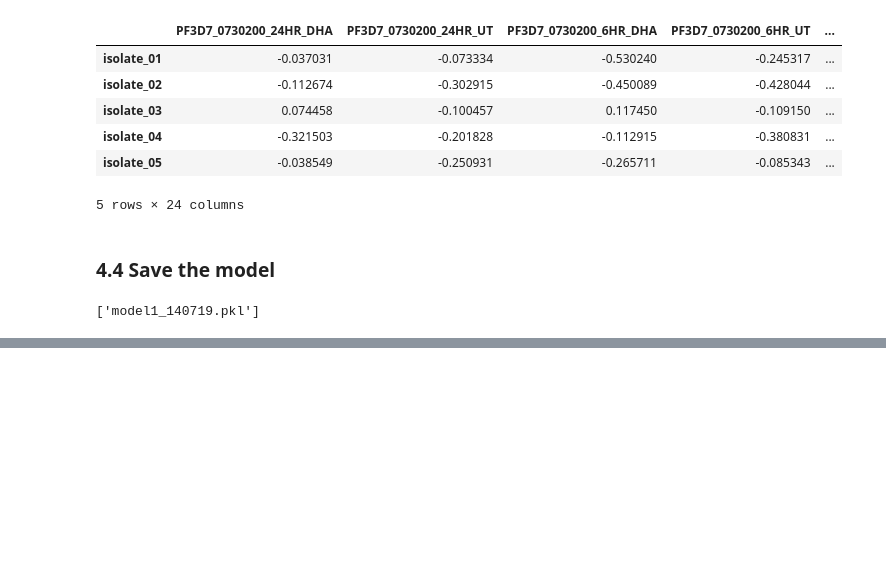
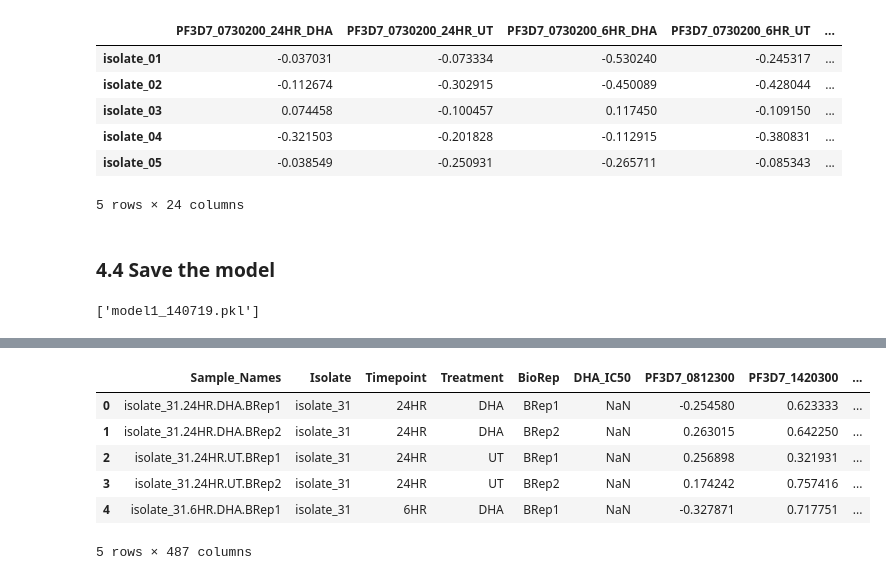
Before and after one commit to Monida/Dream_Challenge_Malaria, a Jupyter notebook: scripts/data_explore.ipynb, the cells around one changed output, grey strips where cells are left out. Cells and saved outputs as stored; diff of their text form; code cells hidden in the pictures; blank space fills up the shorter version.

```diff
--- a/scripts/data_explore.ipynb
+++ b/scripts/data_explore.ipynb
@@ -878,0 +921,11 @@ joblib.dump(model, 'model1_140719.pkl')
+# %%
+filtered_test = test[columns_to_keep_test]
+filtered_test.head()
+# %% [output]
+|  | Sample_Names | Isolate | Timepoint | Treatment | BioRep | DHA_IC50 | PF3D7_0812300 | PF3D7_1420300 | ... |
+| 0 | isolate_31.24HR.DHA.BRep1 | isolate_31 | 24HR | DHA | BRep1 | NaN | -0.254580 | 0.623333 | ... |
+| 1 | isolate_31.24HR.DHA.BRep2 | isolate_31 | 24HR | DHA | BRep2 | NaN | 0.263015 | 0.642250 | ... |
+| 2 | isolate_31.24HR.UT.BRep1 | isolate_31 | 24HR | UT | BRep1 | NaN | 0.256898 | 0.321931 | ... |
+| 3 | isolate_31.24HR.UT.BRep2 | isolate_31 | 24HR | UT | BRep2 | NaN | 0.174242 | 0.757416 | ... |
+| 4 | isolate_31.6HR.DHA.BRep1 | isolate_31 | 6HR | DHA | BRep1 | NaN | -0.327871 | 0.717751 | ... |
+5 rows × 487 columns
```
Also changed, not shown: parts of 26 cells of this notebook.
